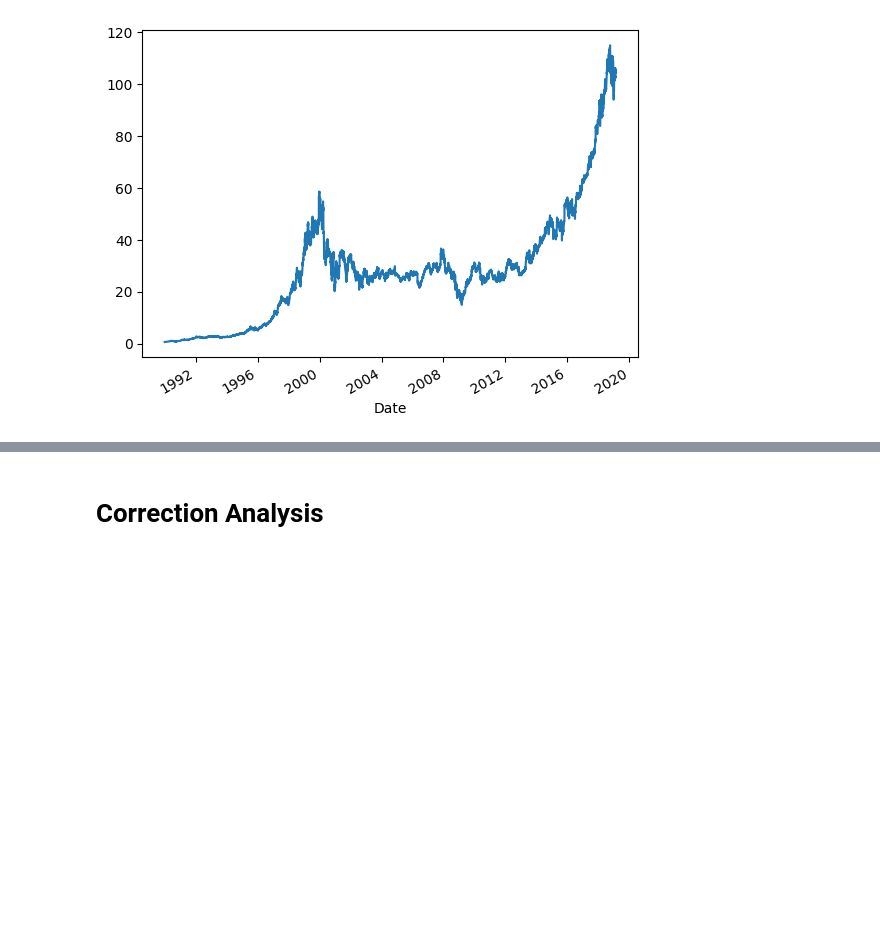
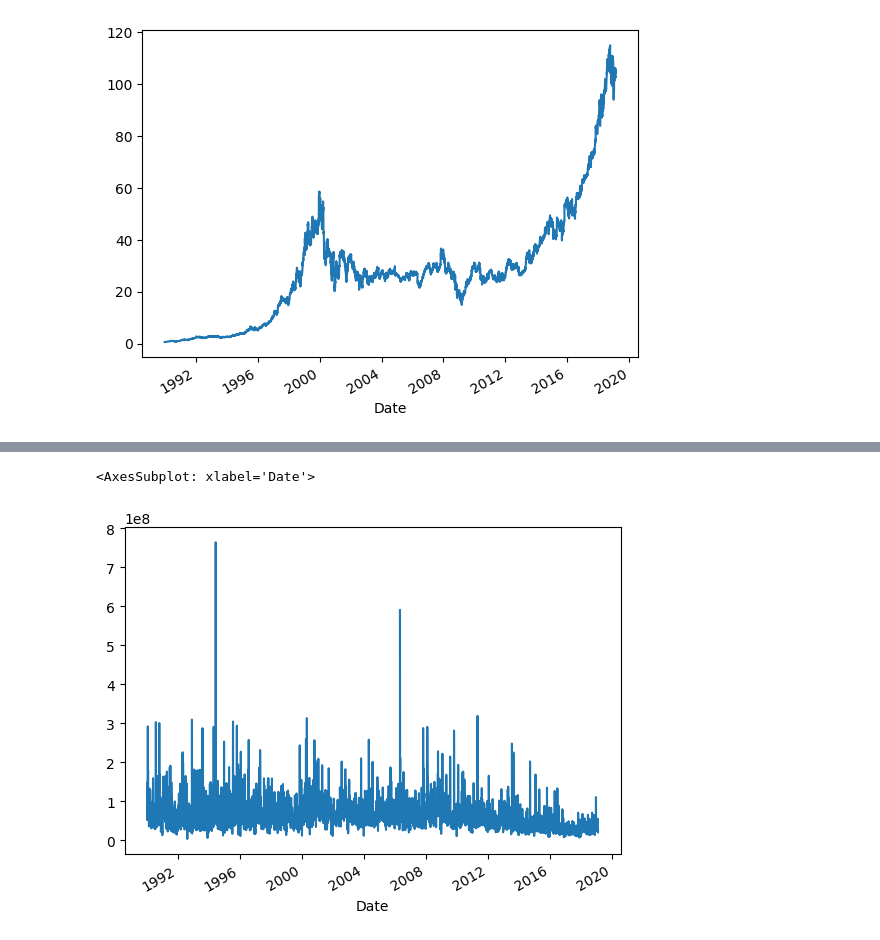
Before and after one commit to 18-RAJAT/Stock-Prediction, a Jupyter notebook: stock_price_prediction_LSTM.ipynb, the cells around one changed output, grey strips where cells are left out. Drawn from its saved outputs; the diff is of its cells as text; code cells hidden in the pictures; blank space fills up the shorter version.

Commit message:
Plot

```diff
--- a/stock_price_prediction_LSTM.ipynb
+++ b/stock_price_prediction_LSTM.ipynb
@@ -102,2 +103,5 @@ df['Open'].plot()
-# %% [markdown]
-# Correction Analysis
+# %%
+df['Volume'].plot()
+# %% [output]
+<AxesSubplot: xlabel='Date'>
+[figure, added]
```
Also changed, not shown: parts of 1 cell of this notebook.
